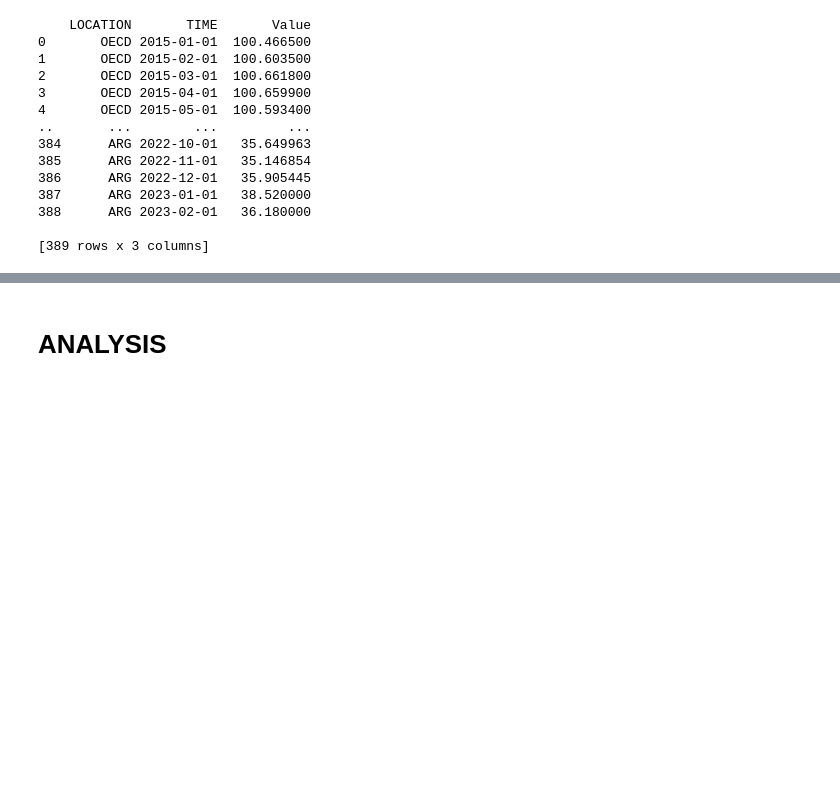
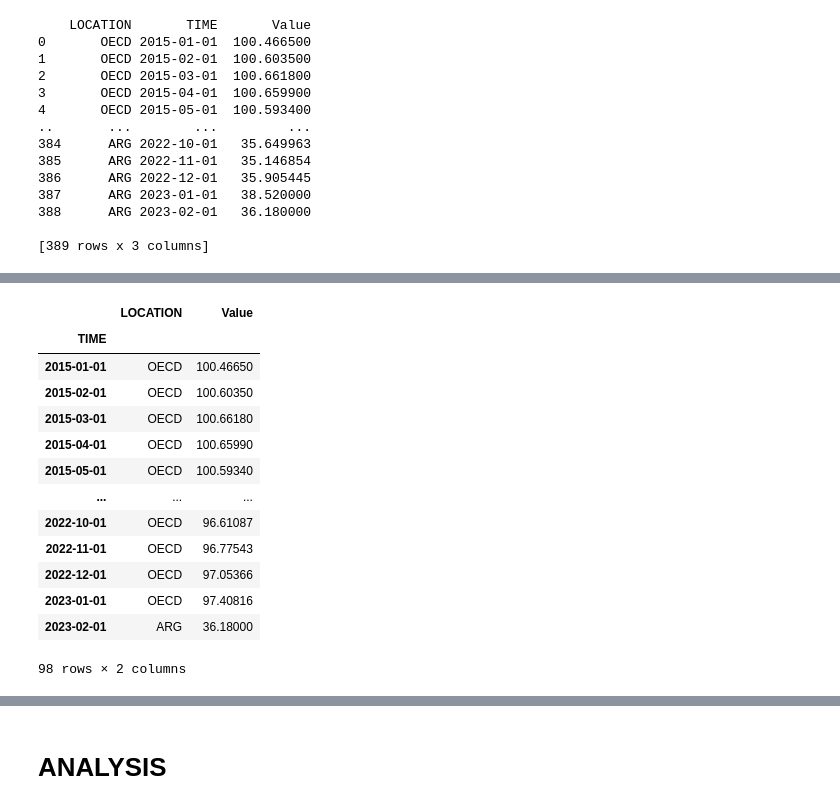
Before and after one commit to natmonge/UCDPA_NataliaMongelos, a Jupyter notebook: Data_Analytics_Project.ipynb, the cells around one changed output, grey strips where cells are left out. Cells and saved outputs as stored; diff of their text form; code cells hidden in the pictures; blank space fills up the shorter version.

```diff
--- a/Data_Analytics_Project.ipynb
+++ b/Data_Analytics_Project.ipynb
@@ -205,0 +198,19 @@ print(ALL_CCI)
+# %%
+#Form groups based o the 'TIME' variable
+ALL_CCI_grouped = ALL_CCI.groupby(['TIME'])
+ALL_CCI_grouped.first()
+# %% [output]
+|  | LOCATION | Value |
+| TIME |  |  |
+| 2015-01-01 | OECD | 100.46650 |
+| 2015-02-01 | OECD | 100.60350 |
+| 2015-03-01 | OECD | 100.66180 |
+| 2015-04-01 | OECD | 100.65990 |
+| 2015-05-01 | OECD | 100.59340 |
+| ... | ... | ... |
+| 2022-10-01 | OECD | 96.61087 |
+| 2022-11-01 | OECD | 96.77543 |
+| 2022-12-01 | OECD | 97.05366 |
+| 2023-01-01 | OECD | 97.40816 |
+| 2023-02-01 | ARG | 36.18000 |
+98 rows × 2 columns
```
Also changed, not shown: parts of 14 cells of this notebook.
